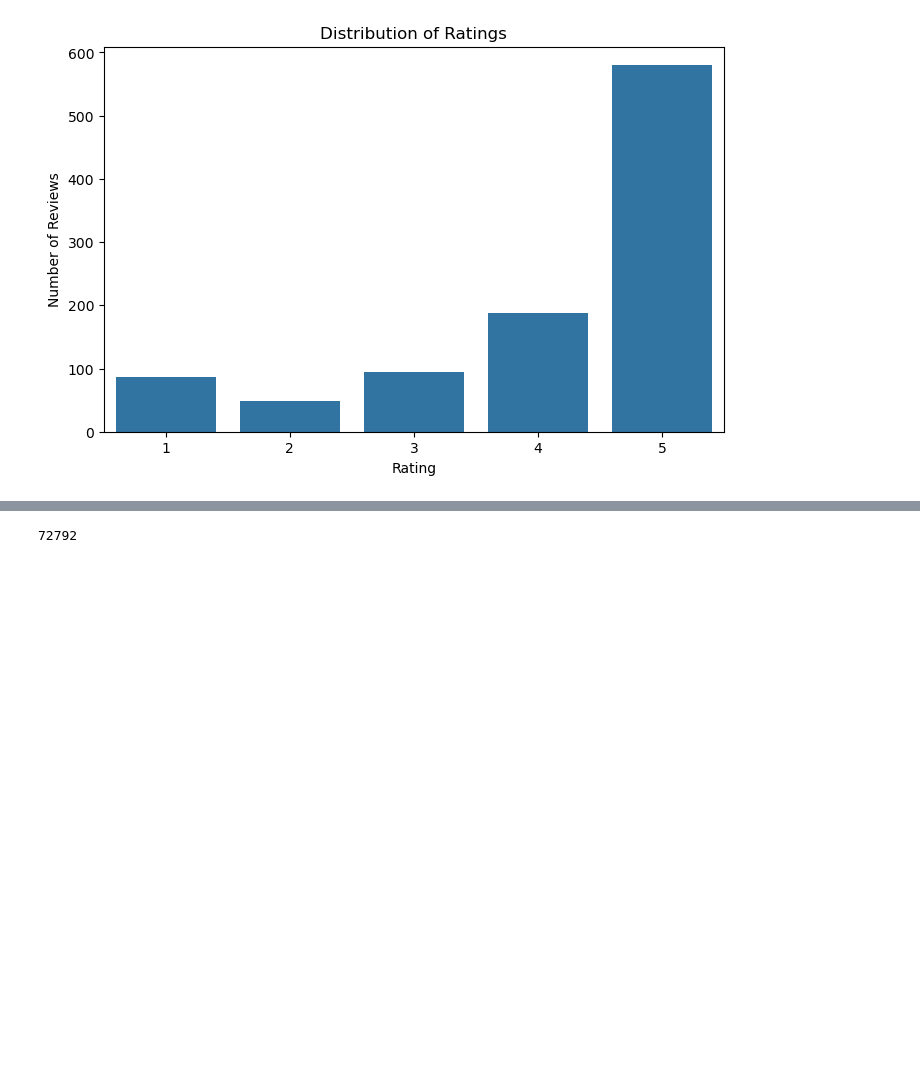
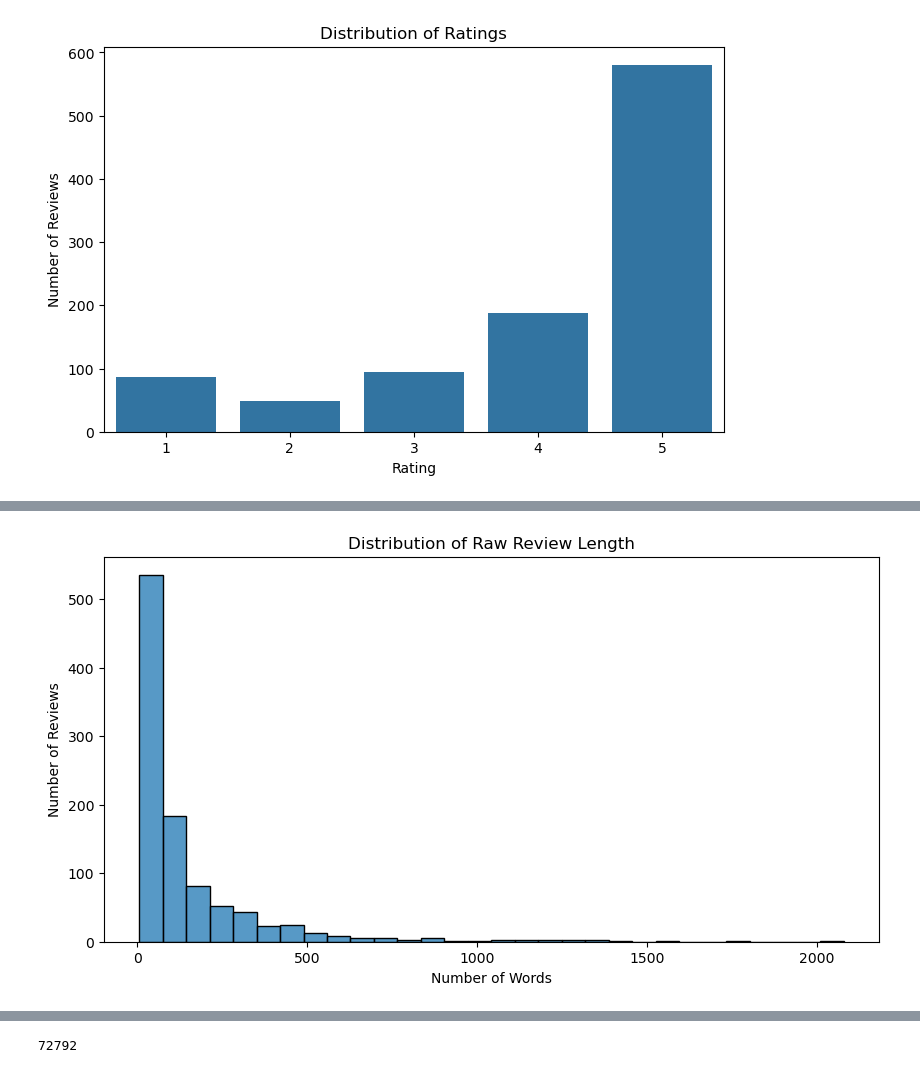
Before and after one commit to Nagirah/Summative-Lab--Analytics-Firm-Clients, a Jupyter notebook: C09_M08.ipynb, the cells around one changed output, grey strips where cells are left out. Drawn from its saved outputs; the diff is of its cells as text; code cells hidden in the pictures; blank space fills up the shorter version.

```diff
--- a/C09_M08.ipynb
+++ b/C09_M08.ipynb
@@ -177,0 +187,6 @@ plt.show()
+# %%
+#reviews length analysis
+
+df['raw_word_count'] = df['review_text'].str.split().str.len()
+
+df['raw_word_count'].describe()
@@ -178,3 +203,20 @@ plt.show()
+# %%
+#visualize
+plt.figure(figsize=(10, 5))
+
+sns.histplot(
+    data=df,
+    x='raw_word_count',
+    bins=30
+)
+
+plt.title('Distribution of Raw Review Length')
+plt.xlabel('Number of Words')
+plt.ylabel('Number of Reviews')
+
+plt.show()
+# %% [output]
+[figure, added]
 # %%
 # TODO: Create preprocessing tools such as
 
```
Also changed, not shown: parts of 62 cells of this notebook, 50 other files.
